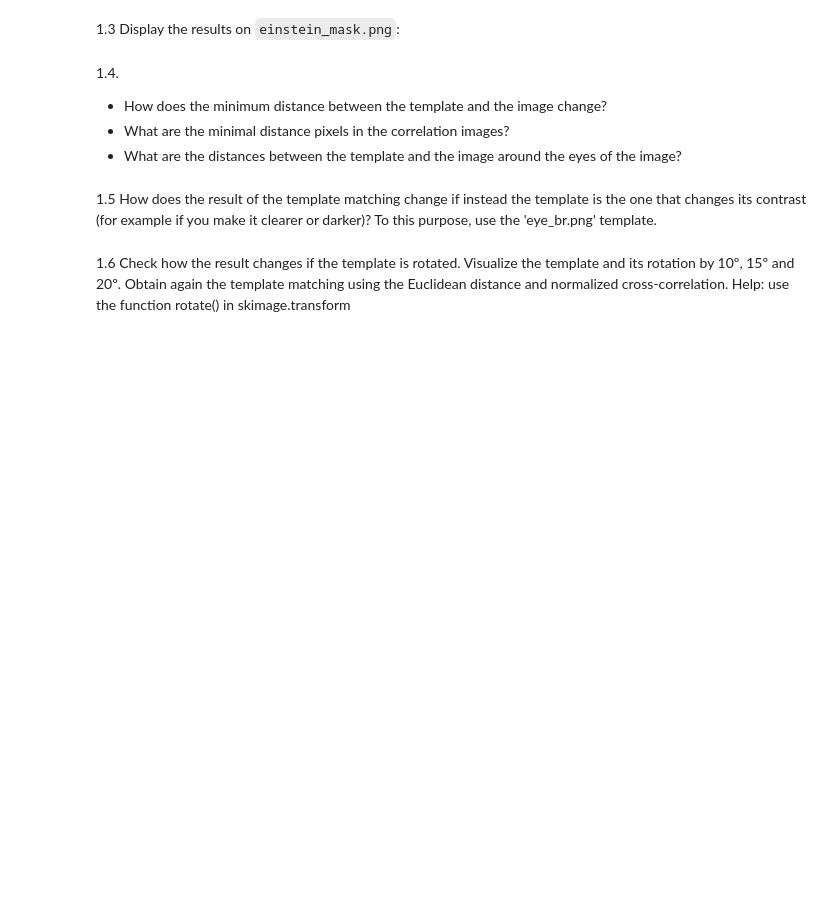
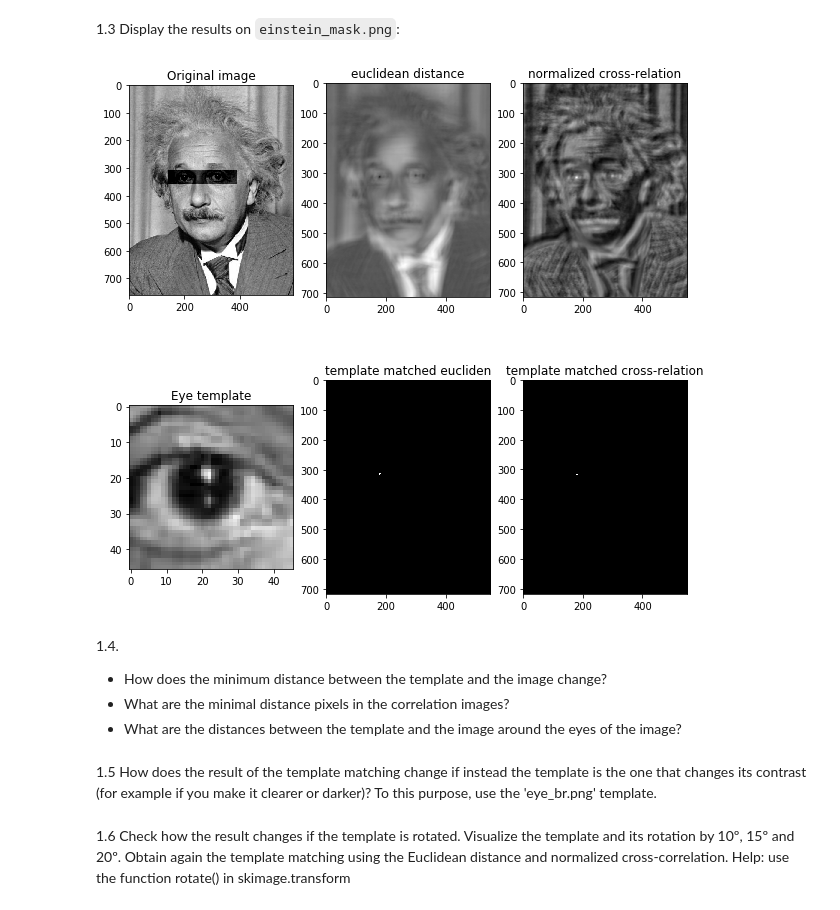
Before and after one commit to crpantsal/Vision-Artificial, a Jupyter notebook: p4/p4_2018-2019_2solve.ipynb, the cells around one changed output. Cells and saved outputs as stored; diff of their text form; code cells hidden in the pictures; blank space fills up the shorter version.

```diff
--- a/p4/p4_2018-2019_2solve.ipynb
+++ b/p4/p4_2018-2019_2solve.ipynb
@@ -145,5 +207,30 @@ Use titles of the figures to explain what is displayed.
 # %% [markdown]
 1.3 Display the results on `einstein_mask.png`:
+# %%
+einstein_br = io.imread("images/einstein_mask.png")
+eye_br = io.imread("images/eye.png")
+
+euclidean = template_matching_euclidean_distance(einstein, eye_br)
+cross = template_matching_crosscorelation(einstein,eye_br)
+
+f, axarr = plt.subplots(ncols=3,nrows=2,figsize=(10,10))
+axarr[0][0].imshow(einstein_br, cmap='gray')
+axarr[0][0].set_title('Original image')
+axarr[0][1].imshow(euclidean[0],cmap='gray')
+axarr[0][1].set_title('euclidean distance')
+axarr[0][2].imshow(cross[0],cmap='gray')
+axarr[0][2].set_title('normalized cross-relation')
+axarr[1][0].imshow(eye_br, cmap='gray')
+axarr[1][0].set_title('Eye template')
+axarr[1][1].imshow(euclidean[1],cmap='gray')
+axarr[1][1].set_title('template matched eucliden')
+axarr[1][2].imshow(cross[1],cmap='gray')
+axarr[1][2].set_title('template matched cross-relation')
+
+
+plt.show()
+# %% [output]
+[figure, added]
 # %% [markdown]
 1.4.
 * How does the minimum distance between the template and the image change?
```
Also changed, not shown: parts of 3 cells of this notebook.
